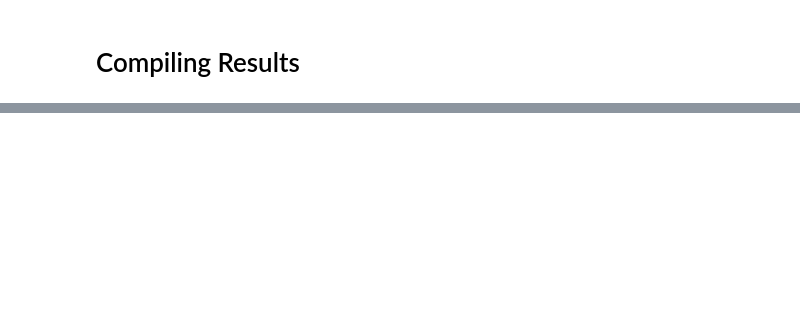
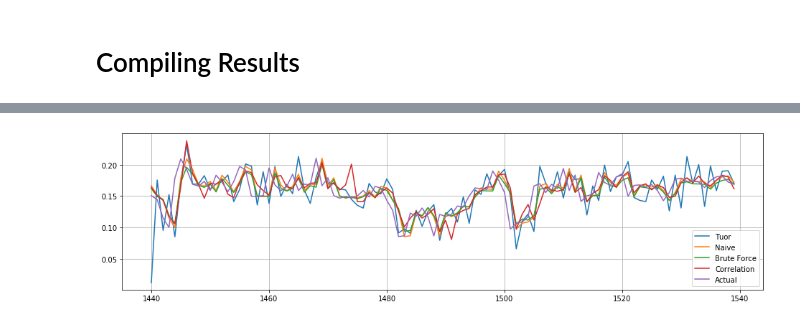
Before and after one commit to yhl116/Machine-Learning-to-Track-Cloud-Computing, a Jupyter notebook: implementation/Validation.ipynb, the cells around one changed output, grey strips where cells are left out. Drawn from its saved outputs; the diff is of its cells as text; code cells hidden in the pictures; blank space fills up the shorter version.

```diff
--- a/implementation/Validation.ipynb
+++ b/implementation/Validation.ipynb
@@ -383,9 +383,9 @@ def mse_cluster_prediction(cpu_data, input_arima_order, past_error):
     for index, machine_index in enumerate(cpu_data.columns):
         cluster_prediction[machine_index] = general_model_prediction + rolling_error[machine_index]
 
-    return cluster_prediction
+    return cluster_prediction, general_model_prediction
 
-def mse_predictions(cpu_data, number_of_cluster = 50, start_time = 288, end_time = None, past_error_range = 2, rolling_cluster_window = 3):
+def mse_predictions(cpu_data, number_of_cluster = 50, start_time = 288, end_time = None, past_error_range = 1, rolling_cluster_window = 3):
 
     ''' high level function for making predictons using the tuor framework
 
@@ -422,20 +422,24 @@ def mse_predictions(cpu_data, number_of_cluster = 50, start_time = 288, end_time
 
             # initialise dict for machine to prediction in current timestep
             curr_all_machine_pred = {}
+            curr_general_pred = {}
 
             for ls_machine_in_cluster in cluster.values():
 
                 # make predictions for all machine in each cluster
-                cluster_predictions = mse_cluster_prediction(cpu_data = cpu_data[ls_machine_in_cluster],
+                cluster_predictions, general_prediction = mse_cluster_prediction(cpu_data = cpu_data[ls_machine_in_cluster],
                                                              input_arima_order = (3,0,0),
                                                              past_error = df_past_error[ls_machine_in_cluster])
 
                 # curr_all_machine_pred is a dict with key = machine, value = current timestep prediction
                 curr_all_machine_pred = {**curr_all_machine_pred, **cluster_predictions}
 
+                for machine_index in ls_machine_in_cluster:
+                    curr_general_pred[machine_index] = general_prediction
+
             # update df_past_error with most updated time index
             # start by getting the current error
-            curr_all_machine_error = cpu_data.iloc[current_time] - pd.DataFrame(curr_all_machine_pred, index = [current_time])
+            curr_all_machine_error = cpu_data.iloc[current_time] - pd.DataFrame(curr_general_pred, index = [current_time])
 
             df_past_error = df_past_error.append(curr_all_machine_error,
                                                  ignore_index = True)
@@ -454,7 +458,7 @@ def mse_predictions(cpu_data, number_of_cluster = 50, start_time = 288, end_time
 # test_length gives the number of predections to make
 
 start_day_ls = [5,10,15,20]
-test_length = 3
+test_length = 100
 
 number_of_predictions = test_length * len(start_day_ls) * len(df_selected_machines.columns)
 # %% [markdown]
@@ -653,0 +759,16 @@ df_results = pd.DataFrame(results_mapping, index = results_index).transpose()
+# %%
+# framework_ls[time_segment][machine_index]
+
+time_segment = 0
+machine_index = 0
+
+plt.figure(figsize = (16,4))
+plt.plot(tuor_ls[time_segment][machine_index], label = "Tuor")
+plt.plot(naive_ls[time_segment][machine_index], label = "Naive")
+plt.plot(brute_force_ls[time_segment][machine_index], label = "Brute Force")
+plt.plot(corr_no_rolling_error_ls[time_segment][machine_index], label = "Correlation")
+plt.plot(df_cpu[machine_index].iloc[tuor_ls[time_segment][machine_index].index], label = "Actual")
+plt.legend()
+plt.grid()
+# %% [output]
+[figure, added]
```
Also changed, not shown: parts of 27 cells of this notebook, 2 other files.
